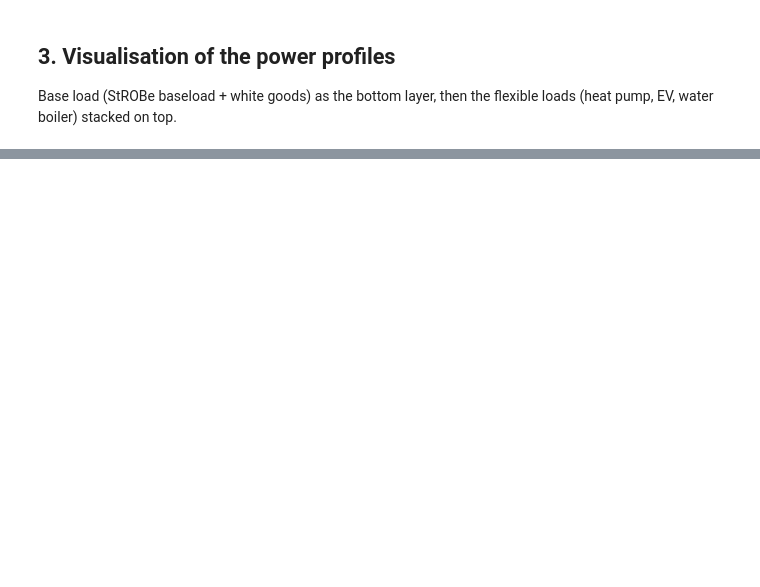
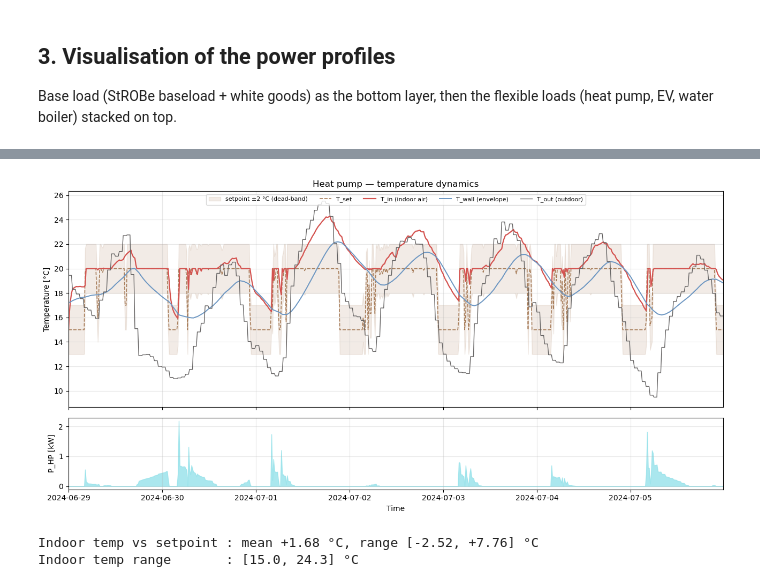
Before and after one commit to Diffels/ResFlex, a Jupyter notebook: notebooks/resflex_demo.ipynb, the cells around one changed output, grey strips where cells are left out. Cells and saved outputs as stored; diff of their text form; code cells hidden in the pictures; blank space fills up the shorter version.

```diff
--- a/notebooks/resflex_demo.ipynb
+++ b/notebooks/resflex_demo.ipynb
@@ -189,0 +206,48 @@ else:
+# %%
+temp_cols = {"T_ref_HP", "T_wall_HP", "T_out_HP", "T_set_HP"}
+
+if config["HP"] and temp_cols.issubset(df_Flex.columns):
+    deadband = 2.0  # °C, matches `abs` in heating_dynamics()
+
+    fig, (ax_t, ax_p) = plt.subplots(
+        2, 1, figsize=(13, 6.5), sharex=True, gridspec_kw={"height_ratios": [3, 1]}
+    )
+
+    # --- temperatures ---
+    ax_t.fill_between(df_Flex.index,
+                      df_Flex["T_set_HP"] - deadband,
+                      df_Flex["T_set_HP"] + deadband,
+                      color="#a87e5b", alpha=0.15,
+                      label=f"setpoint ±{deadband:.0f} °C (dead-band)")
+    ax_t.plot(df_Flex.index, df_Flex["T_set_HP"], color="#a87e5b", lw=1.2, ls="--", label="T_set")
+    ax_t.plot(df_Flex.index, df_Flex["T_ref_HP"], color="#d4524f", lw=1.6, label="T_in (indoor air)")
+    ax_t.plot(df_Flex.index, df_Flex["T_wall_HP"], color="#6c96c2", lw=1.4, label="T_wall (envelope)")
+    ax_t.plot(df_Flex.index, df_Flex["T_out_HP"], color="#646262", lw=1.0, label="T_out (outdoor)")
+    ax_t.set_ylabel("Temperature [°C]")
+    ax_t.set_title("Heat pump — temperature dynamics")
+    ax_t.grid(True, alpha=0.3)
+    ax_t.margins(x=0)
+    ax_t.legend(loc="upper center", ncol=5, fontsize=8)
+
+    # --- HP electrical power for context ---
+    ax_p.fill_between(df_P.index, df_P["P_HP"], color="#95e2ea", alpha=0.8)
+    ax_p.set_ylabel("P_HP [kW]")
+    ax_p.set_xlabel("Time")
+    ax_p.grid(True, alpha=0.3)
+    ax_p.margins(x=0)
+
+    fig.tight_layout()
+    plt.show()
+
+    # quick numbers
+    err = df_Flex["T_ref_HP"] - df_Flex["T_set_HP"]
+    print(f"Indoor temp vs setpoint : mean {err.mean():+.2f} °C, "
+          f"range [{err.min():+.2f}, {err.max():+.2f}] °C")
+    print(f"Indoor temp range       : [{df_Flex['T_ref_HP'].min():.1f}, "
+          f"{df_Flex['T_ref_HP'].max():.1f}] °C")
+else:
+    print("Heat pump disabled, or temperature columns missing from df_Flex.")
+# %% [output]
+[figure, added]
+Indoor temp vs setpoint : mean +1.68 °C, range [-2.52, +7.76] °C
+Indoor temp range       : [15.0, 24.3] °C
```
Also changed, not shown: parts of 7 cells of this notebook.
